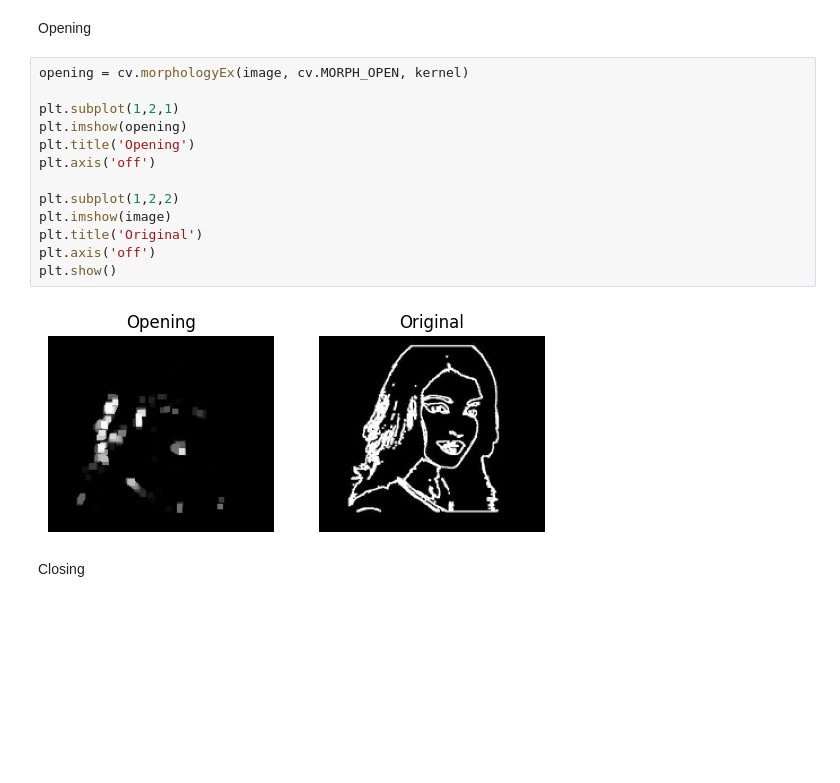
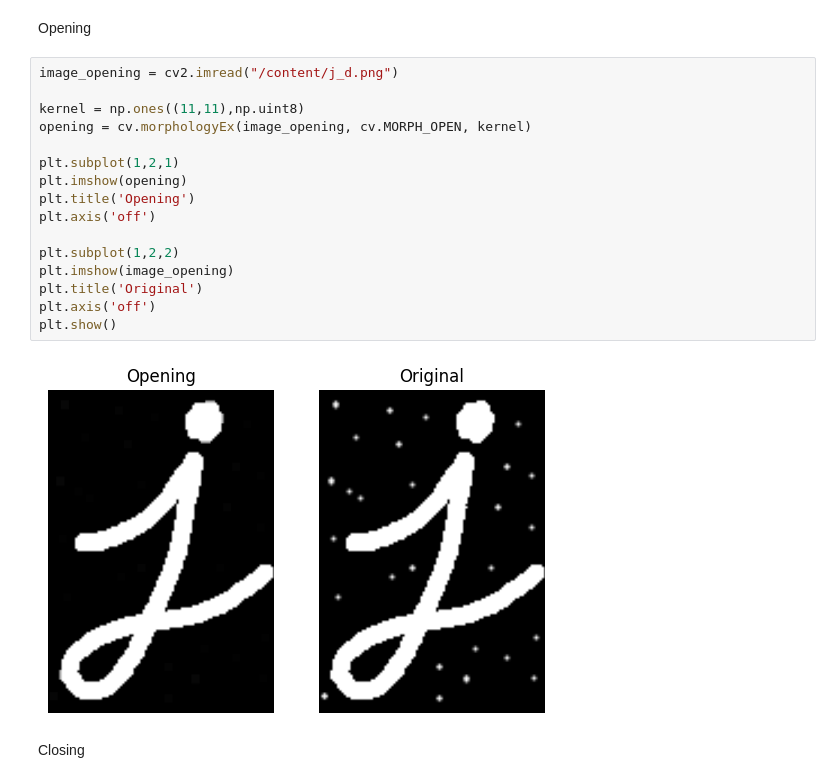
Before and after one commit to olaw01/OpenCV_image_processing, a Jupyter notebook: data/MorphologicalOperations.ipynb, the cells around one changed output. Drawn from its saved outputs; the diff is of its cells as text; blank space fills up the shorter version.

```diff
--- a/data/MorphologicalOperations.ipynb
+++ b/data/MorphologicalOperations.ipynb
@@ -55,20 +55,23 @@ plt.show()
 # %% [markdown]
 Opening
 # %%
-opening = cv.morphologyEx(image, cv.MORPH_OPEN, kernel)
+image_opening = cv2.imread("/content/j_d.png")
+
+kernel = np.ones((11,11),np.uint8)
+opening = cv.morphologyEx(image_opening, cv.MORPH_OPEN, kernel)
 
 plt.subplot(1,2,1)
 plt.imshow(opening)
 plt.title('Opening')
 plt.axis('off')
 
 plt.subplot(1,2,2)
-plt.imshow(image)
+plt.imshow(image_opening)
 plt.title('Original')
 plt.axis('off')
 plt.show()
 # %% [output]
-[figure, old version]
+[figure, new version]
 # %% [markdown]
 Closing
 # %%
```
Also changed, not shown: parts of 7 cells of this notebook.
